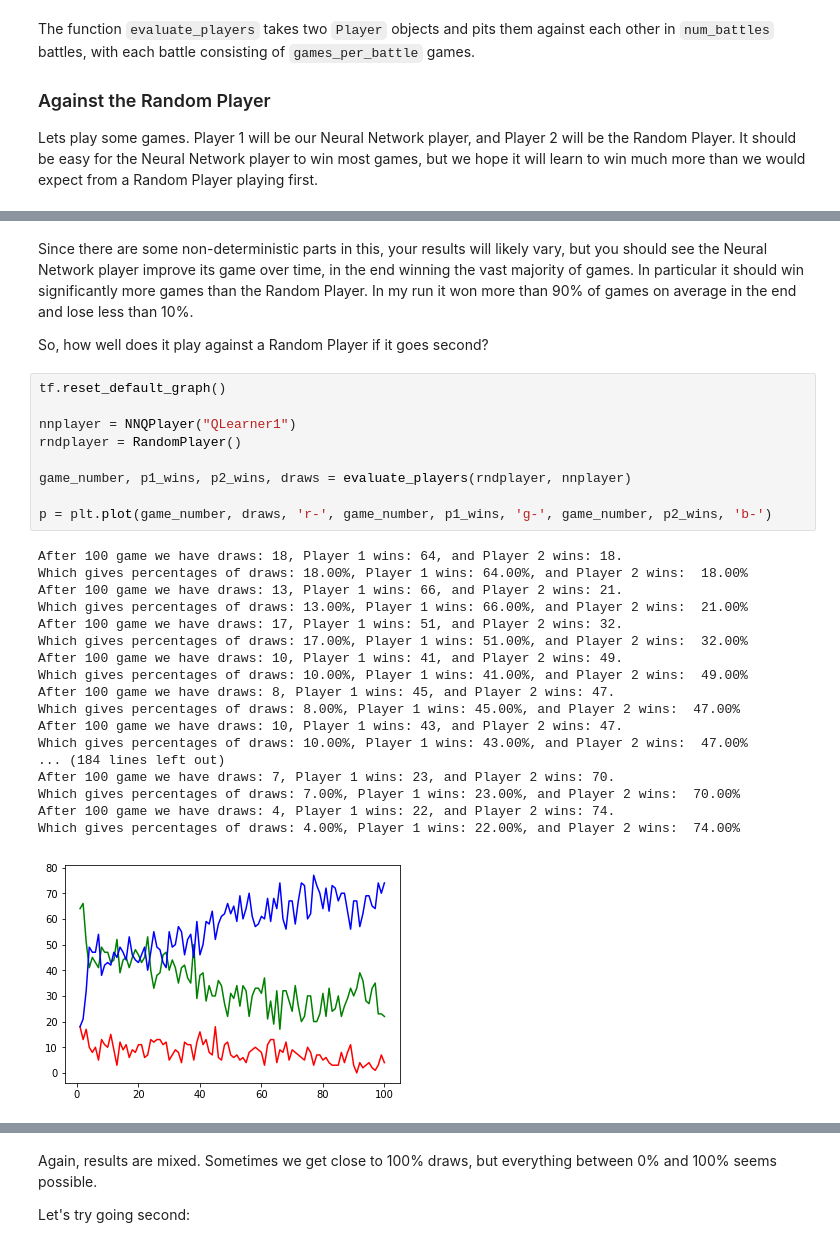
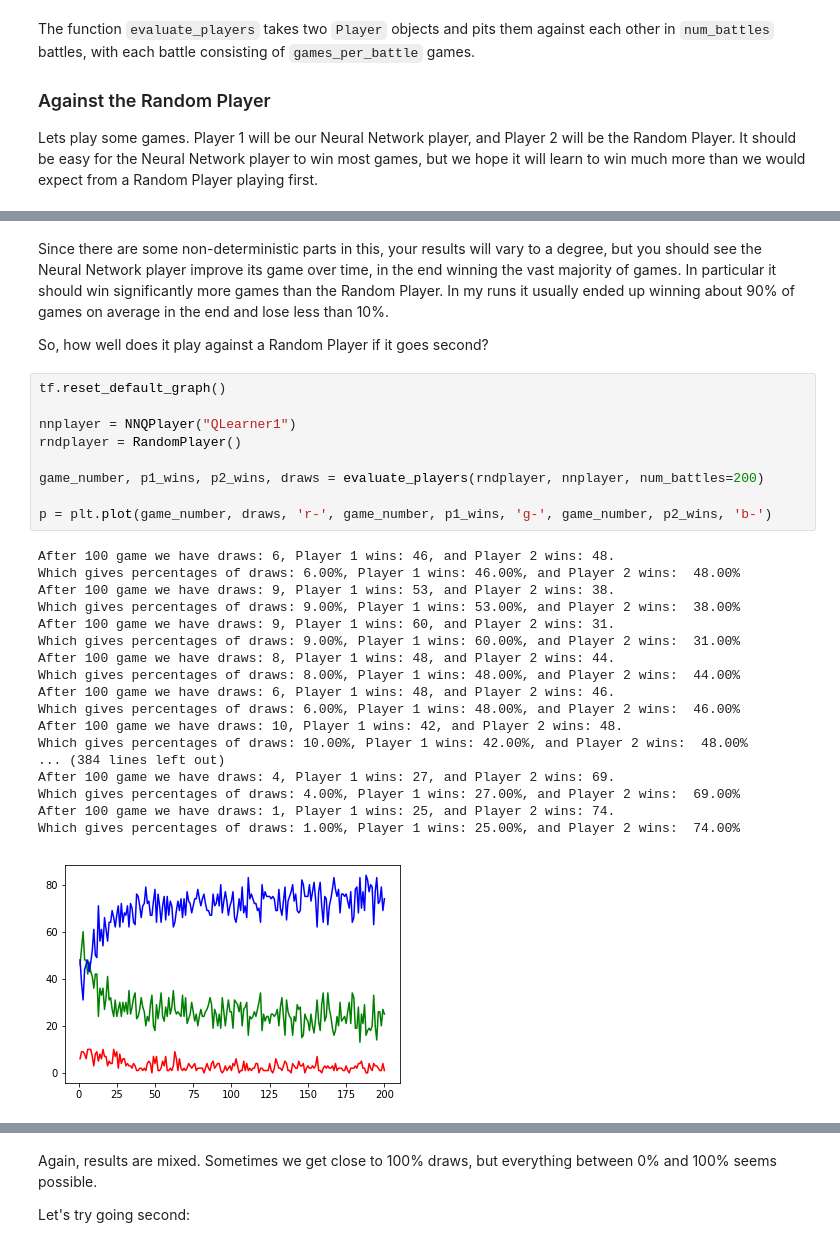
Before and after one commit to fcarsten/tic-tac-toe, a Jupyter notebook: Part 4 - Neural Network Q-Learning.ipynb, the cells around one changed output, grey strips where cells are left out. Drawn from its saved outputs; the diff is of its cells as text.

```diff
--- a/Part 4 - Neural Network Q-Learning.ipynb
+++ b/Part 4 - Neural Network Q-Learning.ipynb
@@ -350,33 +359,33 @@ Which gives percentages of draws: 2.00%, Player 1 wins: 96.00%, and Player 2 win
 # %% [markdown]
-Since there are some non-deterministic parts in this, your results will likely vary, but you should see the Neural Network player improve its game over time, in the end winning the vast majority of games. In particular it should win significantly more games than the Random Player. In my run it won more than 90% of games on average in the end and lose less than 10%.
+Since there are some non-deterministic parts in this, your results will vary to a degree, but you should see the Neural Network player improve its game over time, in the end winning the vast majority of games. In particular it should win significantly more games than the Random Player. In my runs it usually ended up winning about 90% of games on average in the end and lose less than 10%.
 
 So, how well does it play against a Random Player if it goes second?
 # %%
 tf.reset_default_graph()
 
 nnplayer = NNQPlayer("QLearner1")
 rndplayer = RandomPlayer()
 
-game_number, p1_wins, p2_wins, draws = evaluate_players(rndplayer, nnplayer)
+game_number, p1_wins, p2_wins, draws = evaluate_players(rndplayer, nnplayer, num_battles=200)
 
 p = plt.plot(game_number, draws, 'r-', game_number, p1_wins, 'g-', game_number, p2_wins, 'b-')
 # %% [output]
-After 100 game we have draws: 18, Player 1 wins: 64, and Player 2 wins: 18.
-Which gives percentages of draws: 18.00%, Player 1 wins: 64.00%, and Player 2 wins:  18.00%
-After 100 game we have draws: 13, Player 1 wins: 66, and Player 2 wins: 21.
-Which gives percentages of draws: 13.00%, Player 1 wins: 66.00%, and Player 2 wins:  21.00%
-After 100 game we have draws: 17, Player 1 wins: 51, and Player 2 wins: 32.
-Which gives percentages of draws: 17.00%, Player 1 wins: 51.00%, and Player 2 wins:  32.00%
-After 100 game we have draws: 10, Player 1 wins: 41, and Player 2 wins: 49.
-Which gives percentages of draws: 10.00%, Player 1 wins: 41.00%, and Player 2 wins:  49.00%
-After 100 game we have draws: 8, Player 1 wins: 45, and Player 2 wins: 47.
-Which gives percentages of draws: 8.00%, Player 1 wins: 45.00%, and Player 2 wins:  47.00%
-After 100 game we have draws: 10, Player 1 wins: 43, and Player 2 wins: 47.
-Which gives percentages of draws: 10.00%, Player 1 wins: 43.00%, and Player 2 wins:  47.00%
-... (184 lines left out)
-After 100 game we have draws: 7, Player 1 wins: 23, and Player 2 wins: 70.
-Which gives percentages of draws: 7.00%, Player 1 wins: 23.00%, and Player 2 wins:  70.00%
-After 100 game we have draws: 4, Player 1 wins: 22, and Player 2 wins: 74.
-Which gives percentages of draws: 4.00%, Player 1 wins: 22.00%, and Player 2 wins:  74.00%
+After 100 game we have draws: 6, Player 1 wins: 46, and Player 2 wins: 48.
+Which gives percentages of draws: 6.00%, Player 1 wins: 46.00%, and Player 2 wins:  48.00%
+After 100 game we have draws: 9, Player 1 wins: 53, and Player 2 wins: 38.
+Which gives percentages of draws: 9.00%, Player 1 wins: 53.00%, and Player 2 wins:  38.00%
+After 100 game we have draws: 9, Player 1 wins: 60, and Player 2 wins: 31.
+Which gives percentages of draws: 9.00%, Player 1 wins: 60.00%, and Player 2 wins:  31.00%
+After 100 game we have draws: 8, Player 1 wins: 48, and Player 2 wins: 44.
+Which gives percentages of draws: 8.00%, Player 1 wins: 48.00%, and Player 2 wins:  44.00%
+After 100 game we have draws: 6, Player 1 wins: 48, and Player 2 wins: 46.
+Which gives percentages of draws: 6.00%, Player 1 wins: 48.00%, and Player 2 wins:  46.00%
+After 100 game we have draws: 10, Player 1 wins: 42, and Player 2 wins: 48.
+Which gives percentages of draws: 10.00%, Player 1 wins: 42.00%, and Player 2 wins:  48.00%
+... (384 lines left out)
+After 100 game we have draws: 4, Player 1 wins: 27, and Player 2 wins: 69.
+Which gives percentages of draws: 4.00%, Player 1 wins: 27.00%, and Player 2 wins:  69.00%
+After 100 game we have draws: 1, Player 1 wins: 25, and Player 2 wins: 74.
+Which gives percentages of draws: 1.00%, Player 1 wins: 25.00%, and Player 2 wins:  74.00%
-[figure, old version]
+[figure, new version]
 # %% [markdown]
```
Also changed, not shown: parts of 13 cells of this notebook, 4 other files.
